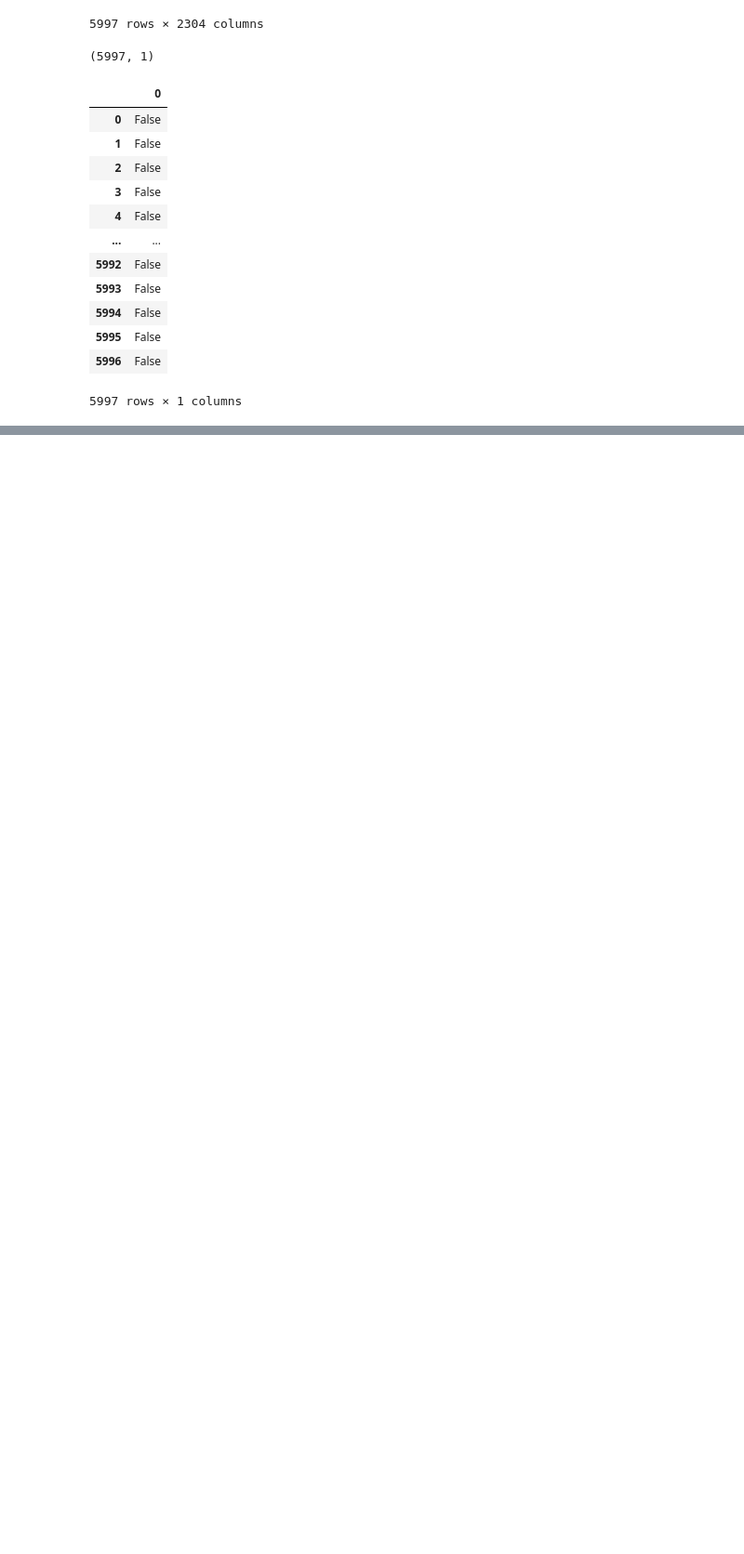
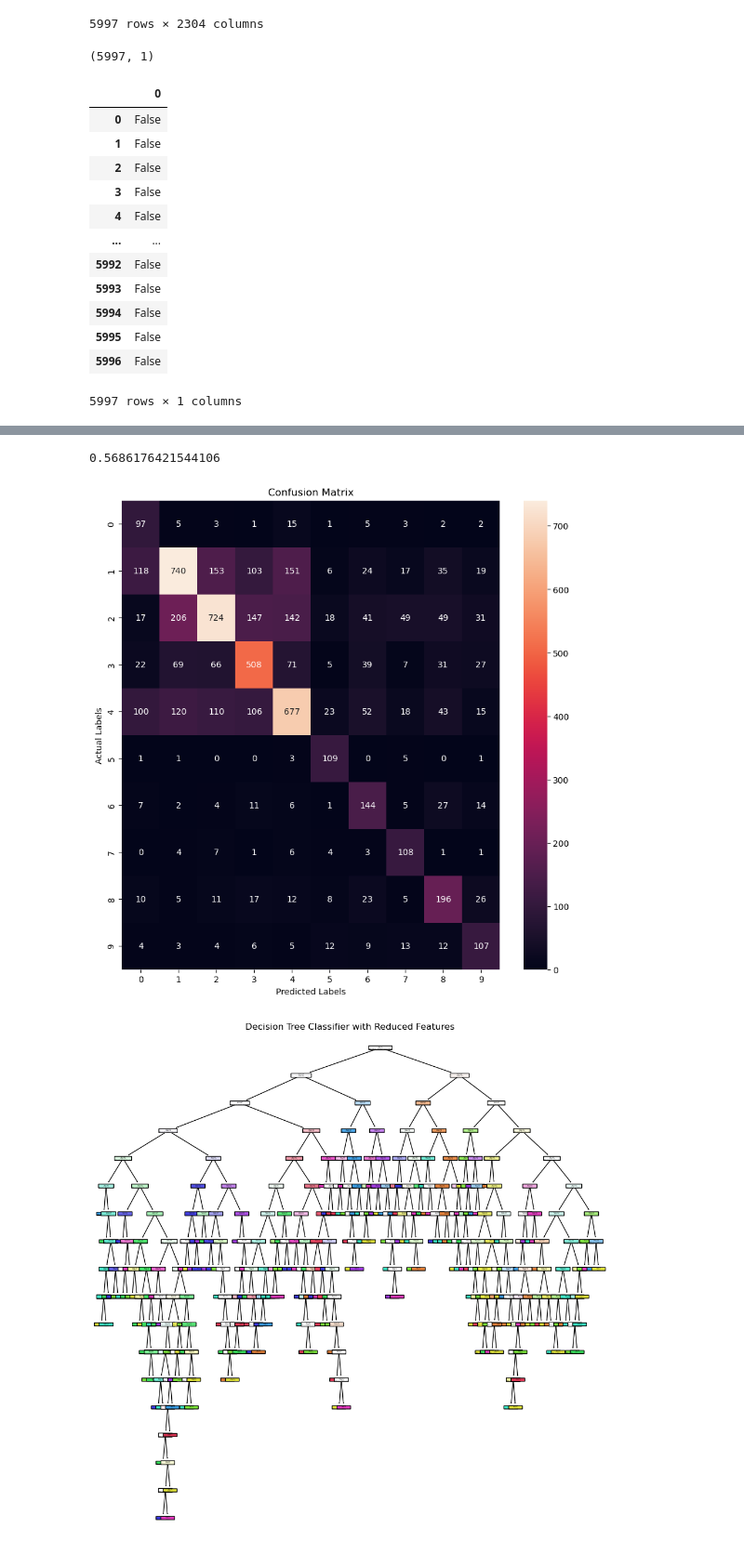
Before and after one commit to Suhail270/DMML_Part3, a Jupyter notebook: newDatasets.ipynb, the cells around one changed output, grey strips where cells are left out. Shown: that part at 93% size. Saved outputs shown, nothing was run; the diff lists cells and outputs as text; code cells hidden in the pictures; blank space fills up the shorter version.

```diff
--- a/newDatasets.ipynb
+++ b/newDatasets.ipynb
@@ -590,3 +592,18 @@ yt.isnull()
 | 5995 | False |
 | 5996 | False |
 5997 rows × 1 columns
+# %%
+from sklearn.model_selection import train_test_split
+
+def makeSplit(perc, x_train,y_train,x_test,y_test):
+
+
+
+    X,Xt,y,yt = train_test_split(x_train,y_train,train_size=((100-perc)/100))
+
+    print(x_test.shape)
+    print(Xt.shape)
+    merged_data = pd.concat([x_test,Xt], axis=0)
+    merged_label = pd.concat([y_test,yt], axis=0)
+
+    return X,y,merged_data,merged_label
@@ -592,0 +695,42 @@ yt.isnull()
+# %%
+# Count occurrences of each class manually
+y_cop = y
+y_cop.rename(columns={'0': 'label'},inplace=True)
+
+
+labels = np.array(y_cop)
+class_counts = {}
+
+for label in labels:
+    # Update the count for each class in the dictionary
+    if label[0] in class_counts:
+        class_counts[label[0]] += 1
+    else:
+        class_counts[label[0]] = 1
+
+# Find the key with the minimum value
+min_key = min(class_counts, key=lambda k: class_counts[k])
+
+# Get the minimum value
+min_value = class_counts[min_key]
+
+np.unique(y)
+# Initialize arrays to store the stratified subsample
+X_stratified = np.empty((0, X.shape[1]))
+y_stratified = np.empty((0,1), dtype=int)
+
+# Iterate over unique classes
+for class_num in np.unique(y):
+
+    indices = np.where(y == class_num)[0]
+
+
+
+    X_stratified = np.concatenate([X_stratified, np.array(X)[indices[:min_value]]])
+    y_stratified = np.concatenate([y_stratified, np.array(y)[indices[:min_value]]])
+
+visualise(model,pd.DataFrame(X_stratified),pd.DataFrame(y_stratified),Xt,yt,treePlot=True,heatMap=True)
+# %% [output]
+0.5686176421544106
+[figure, added]
+[figure, added]
```
Also changed, not shown: parts of 13 cells of this notebook.
